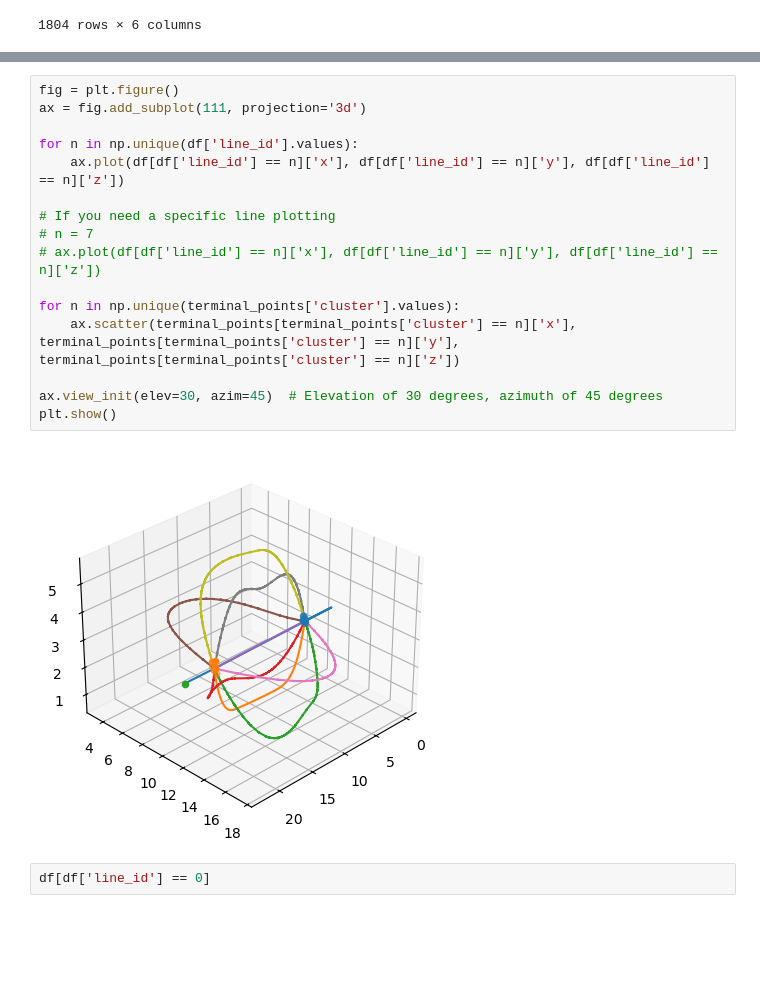
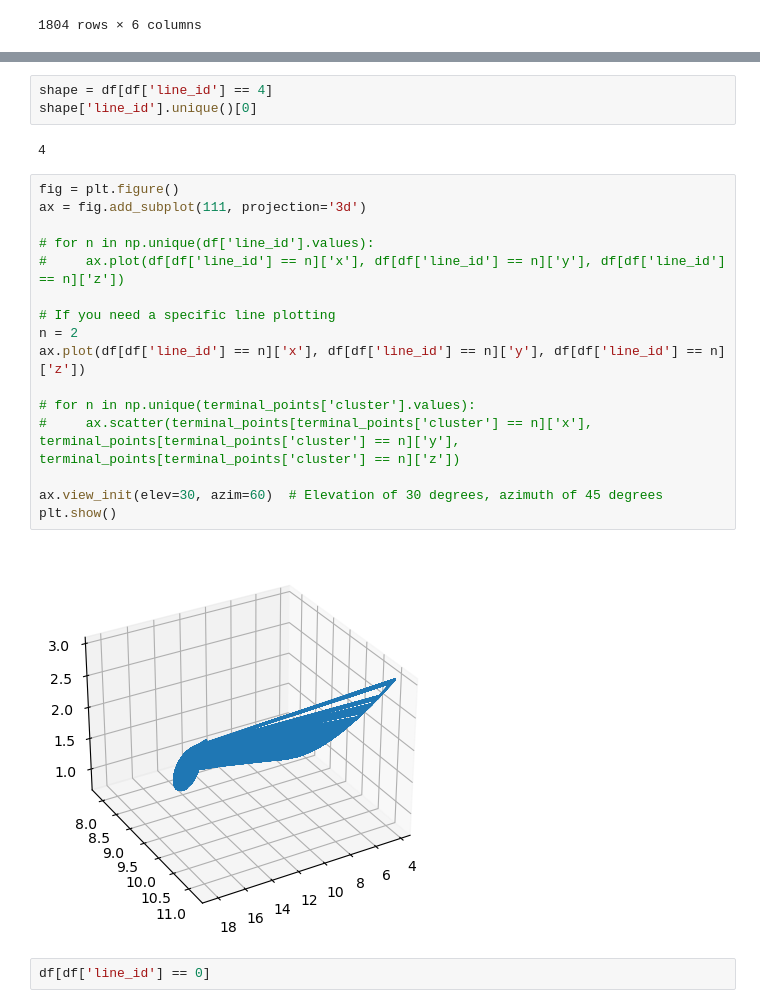
Before and after one commit to joeforth/fractal_slicer, a Jupyter notebook: many_colours_one_file_network.ipynb, the cells around one changed output, grey strips where cells are left out. Drawn from its saved outputs; the diff is of its cells as text; blank space fills up the shorter version.

```diff
--- a/many_colours_one_file_network.ipynb
+++ b/many_colours_one_file_network.ipynb
@@ -124,21 +129,26 @@ terminal_points['cluster'] = cluster_idx
+# %%
+shape = df[df['line_id'] == 4]
+shape['line_id'].unique()[0]
+# %% [output]
+4
 # %%
 fig = plt.figure()
 ax = fig.add_subplot(111, projection='3d')
 
-for n in np.unique(df['line_id'].values):
-    ax.plot(df[df['line_id'] == n]['x'], df[df['line_id'] == n]['y'], df[df['line_id'] == n]['z'])
+# for n in np.unique(df['line_id'].values):
+#     ax.plot(df[df['line_id'] == n]['x'], df[df['line_id'] == n]['y'], df[df['line_id'] == n]['z'])
 
 # If you need a specific line plotting
-# n = 7
-# ax.plot(df[df['line_id'] == n]['x'], df[df['line_id'] == n]['y'], df[df['line_id'] == n]['z'])
+n = 2
+ax.plot(df[df['line_id'] == n]['x'], df[df['line_id'] == n]['y'], df[df['line_id'] == n]['z'])
 
-for n in np.unique(terminal_points['cluster'].values):
-    ax.scatter(terminal_points[terminal_points['cluster'] == n]['x'], terminal_points[terminal_points['cluster'] == n]['y'], terminal_points[terminal_points['cluster'] == n]['z'])
+# for n in np.unique(terminal_points['cluster'].values):
+#     ax.scatter(terminal_points[terminal_points['cluster'] == n]['x'], terminal_points[terminal_points['cluster'] == n]['y'], terminal_points[terminal_points['cluster'] == n]['z'])
 
-ax.view_init(elev=30, azim=45)  # Elevation of 30 degrees, azimuth of 45 degrees
+ax.view_init(elev=30, azim=60)  # Elevation of 30 degrees, azimuth of 45 degrees
 plt.show()
 # %% [output]
-[figure, old version]
+[figure, new version]
 # %%
 df[df['line_id'] == 0]
 # %% [output]
```
Also changed, not shown: parts of 3 cells of this notebook, 2 other files.
